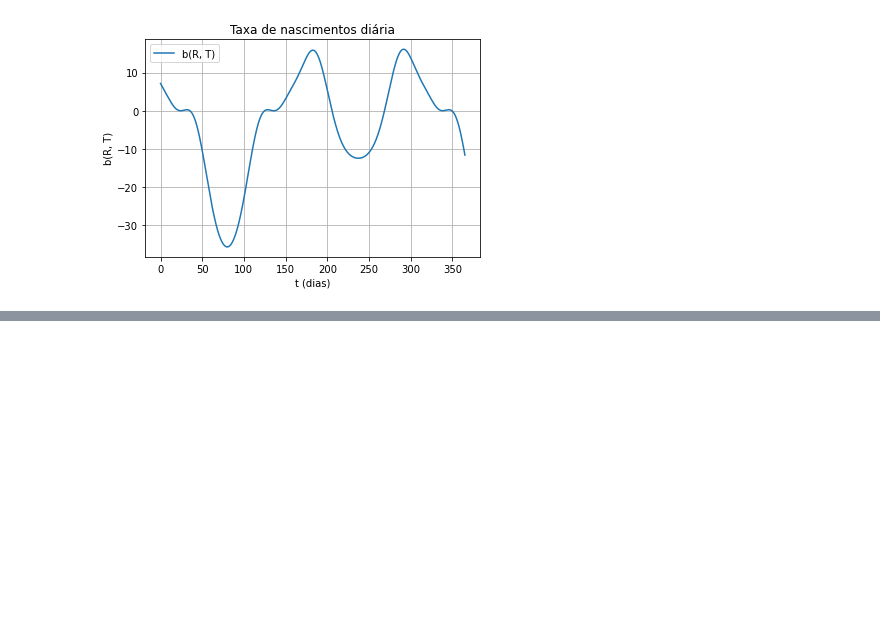
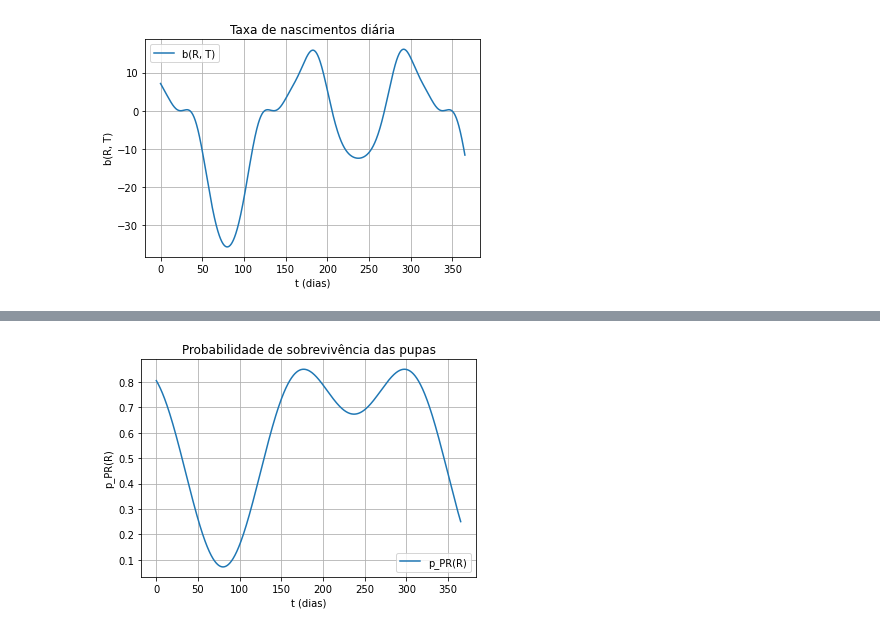
Before and after one commit to RaphaLevy/TCC, a Jupyter notebook: Discussão/Plots_de_Taxas.ipynb, the cells around one changed output, grey strips where cells are left out. Cells and saved outputs as stored; diff of their text form; code cells hidden in the pictures; blank space fills up the shorter version.

```diff
--- a/Discussão/Plots_de_Taxas.ipynb
+++ b/Discussão/Plots_de_Taxas.ipynb
@@ -880,0 +925,18 @@ plt.show()
+# %%
+def p_PR_teste(t):
+        return (4*p_MP/R_L**2) * R(t) * (R_L - R(t))
+
+# Pontos no tempo
+t_values = np.linspace(0, 365, 1000) # 1000 pontos entre 0 e 365
+pupae_survival = [p_PR(t) for t in t_values]
+
+# Plotando
+plt.plot(t_values, pupae_survival, label='p_PR(R)')
+plt.title('Probabilidade de sobrevivência das pupas')
+plt.xlabel('t (dias)')
+plt.ylabel('p_PR(R)')
+plt.legend()
+plt.grid(True)
+plt.show()
+# %% [output]
+[figure, added]
```
Also changed, not shown: parts of 4 cells of this notebook.
